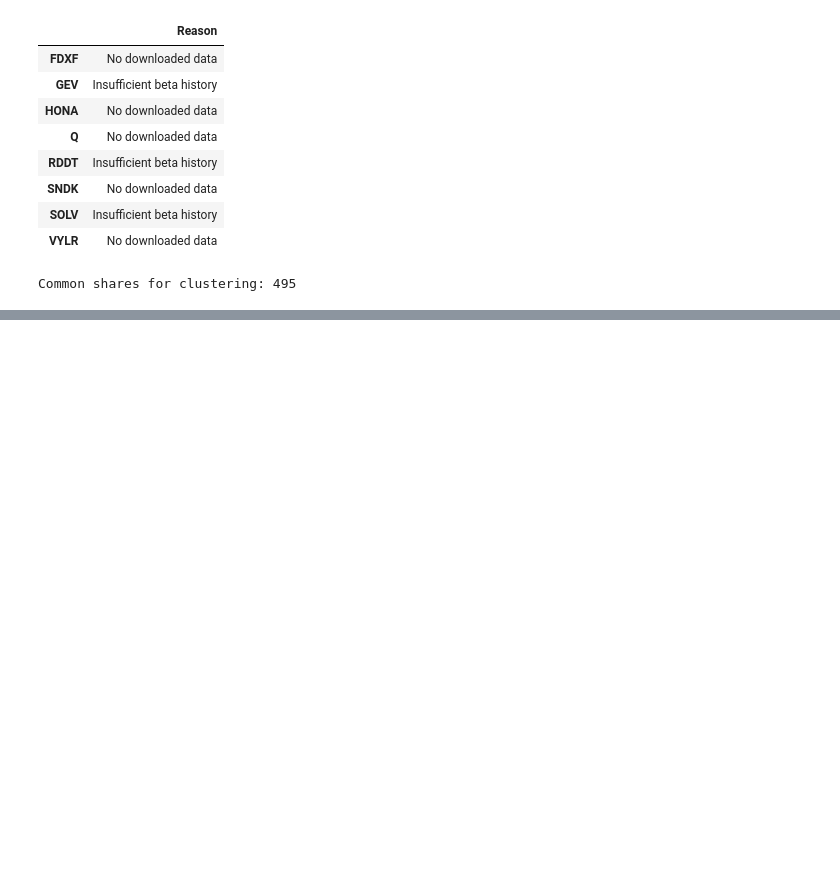
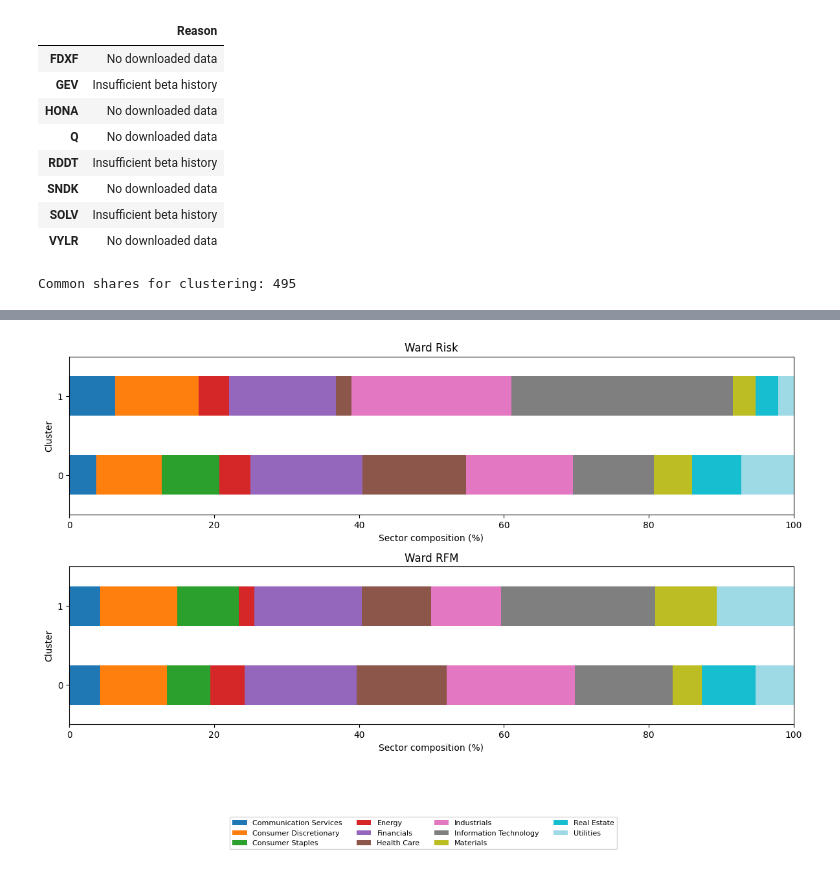
Before and after one commit to Laksikakottegoda/CRM-CM_CWRepo_20221208_w2120879, a Jupyter notebook: CRM_CM_CW_20221208_2120879.ipynb, the cells around one changed output, grey strips where cells are left out. Cells and saved outputs as stored; diff of their text form; code cells hidden in the pictures; blank space fills up the shorter version.

```diff
--- a/CRM_CM_CW_20221208_2120879.ipynb
+++ b/CRM_CM_CW_20221208_2120879.ipynb
@@ -574,0 +1442,17 @@ Common shares for clustering: 495
+# %%
+# Sector information from the original Wikipedia list
+sector_lookup = (
+    sp500[["Yahoo_Ticker", "GICS Sector"]]
+    .drop_duplicates("Yahoo_Ticker")
+    .set_index("Yahoo_Ticker")["GICS Sector"]
+)
+
+sector_data = cluster_labels.copy()
+sector_data["Sector"] = sector_lookup.reindex(
+    sector_data.index
+)
+
+print("Stocks:", len(sector_data))
+print("Missing sectors:", sector_data["Sector"].isna().sum())
+
+assert sector_data["Sector"].notna().all()
@@ -574,0 +1508,41 @@ Common shares for clustering: 495
+# %%
+
+# Plot the two Ward solutions for the report
+fig, axes = plt.subplots(2, 1, figsize=(12, 8))
+
+for ax, model in zip(
+    axes, ["Ward_Risk", "Ward_RFM"]
+):
+    sector_percent[model].plot(
+        kind="barh",
+        stacked=True,
+        ax=ax,
+        colormap="tab20",
+        legend=False
+    )
+
+    ax.set_title(model.replace("_", " "))
+    ax.set_xlabel("Sector composition (%)")
+    ax.set_ylabel("Cluster")
+    ax.set_xlim(0, 100)
+
+handles, labels = axes[0].get_legend_handles_labels()
+
+fig.legend(
+    handles, labels,
+    loc="lower center",
+    ncol=4,
+    fontsize=8
+)
+
+plt.tight_layout(rect=[0, 0.17, 1, 1])
+
+plt.savefig(
+    folder / "task3_2_sector_composition.png",
+    dpi=150,
+    bbox_inches="tight"
+)
+
+plt.show()
+# %% [output]
+[figure, added]
```
Also changed, not shown: parts of 34 cells of this notebook.
